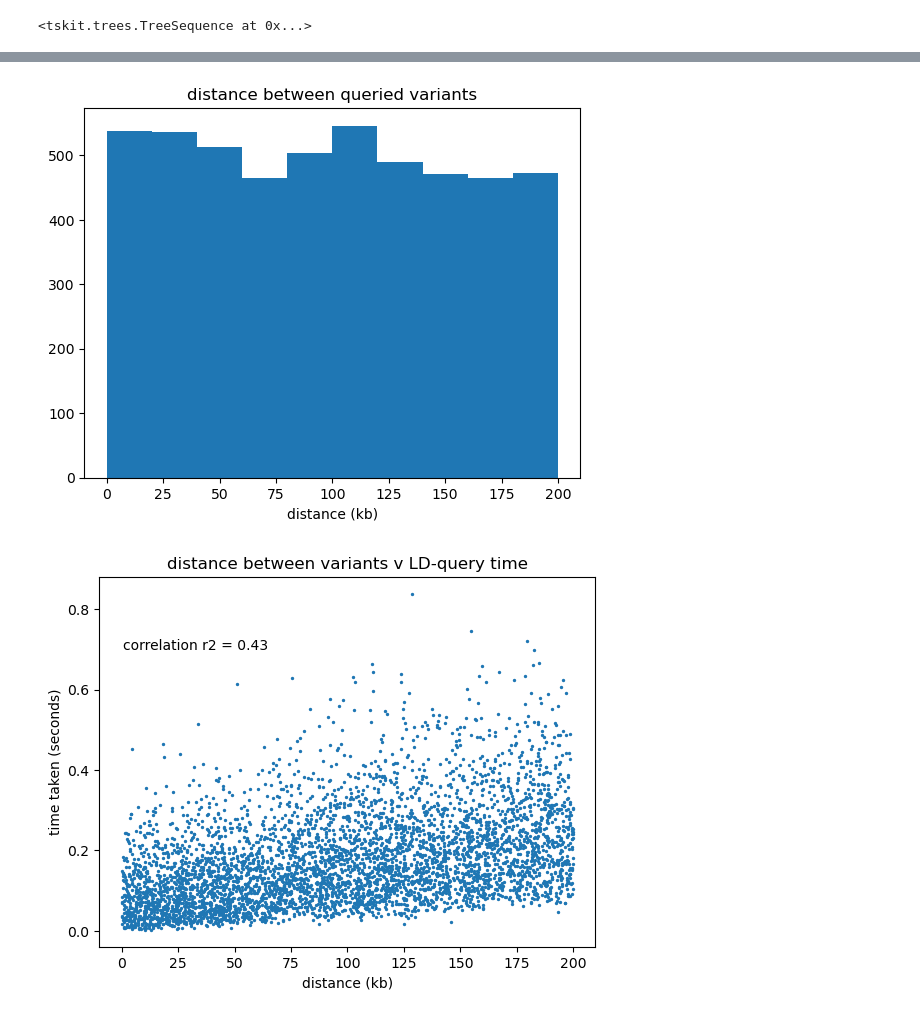
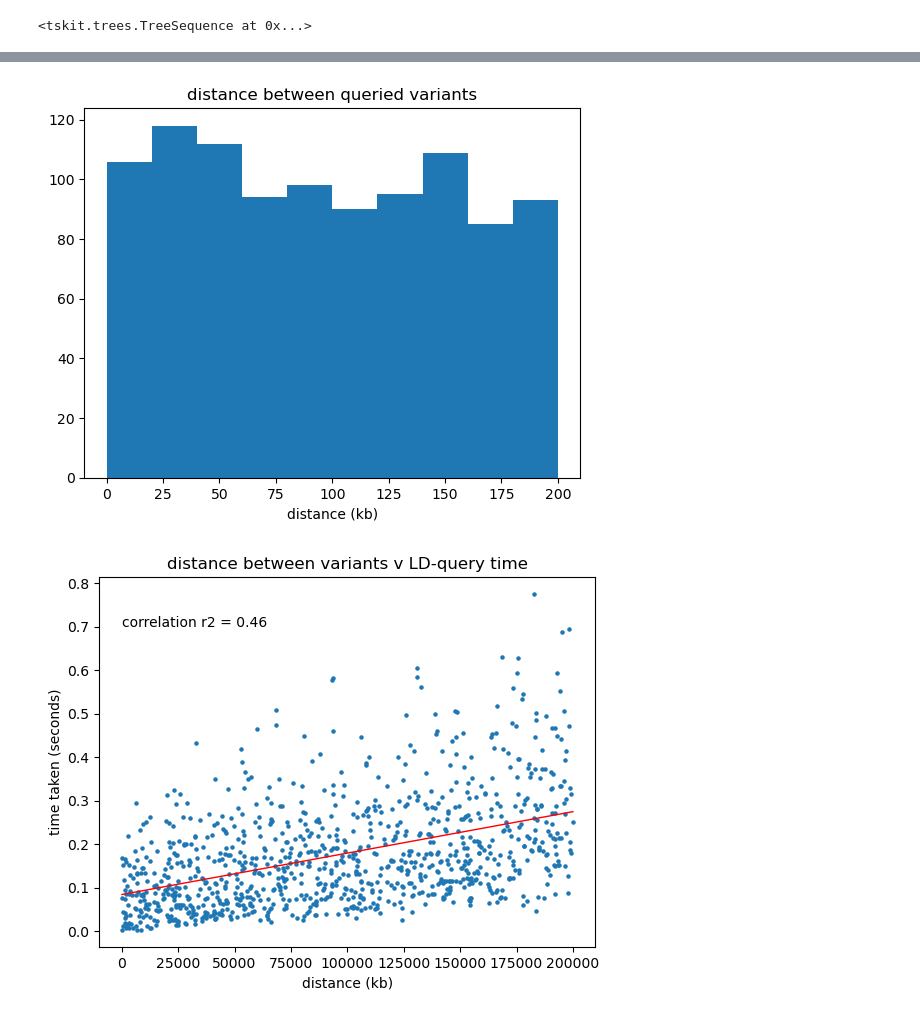
Before and after one commit to savitakartik/tskit-ld, a Jupyter notebook: compute_times_inferred_ts.ipynb, the cells around one changed output, grey strips where cells are left out. Drawn from its saved outputs; the diff is of its cells as text; code cells hidden in the pictures.

```diff
--- a/compute_times_inferred_ts.ipynb
+++ b/compute_times_inferred_ts.ipynb
@@ -25,7 +25,7 @@ sites_pos_with_one_mut = np.take(ts.sites_position, sites_with_one_mut)
 import time
 
 ldcalc = tskit.LdCalculator(ts)
-n = 5000
+n = 1000
 max_dist = 200_000
 query_sites = np.random.choice(sites_with_one_mut, size=n, replace=False)
 r2 = []
@@ -61,14 +61,20 @@ plt.title(f"distance between queried variants")
 plt.xlabel("distance (kb)")
 plt.show()
 # %% [output]
-[figure, old version]
+[figure, new version]
 # %%
 # make a scatterplot of distance vs time
-plt.scatter(x=np.array(distances) / 1_000, y=compute_times, s=2)
+plt.scatter(x=np.array(distances), y=compute_times, s=5)
+plt.plot(
+    np.unique(distances),
+    np.poly1d(np.polyfit(distances, compute_times, 1))(np.unique(distances)),
+    color="red",
+    linewidth=1,
+)
 plt.title(f"distance between variants v LD-query time")
 plt.xlabel("distance (kb)")
 plt.ylabel("time taken (seconds)")
 plt.text(0.3, 0.7, f"correlation r2 = {np.corrcoef(distances, compute_times)[0,1]:.2f}")
 plt.show()
 # %% [output]
-[figure, old version]
+[figure, new version]
```
Also changed, not shown: parts of 1 cell of this notebook.
